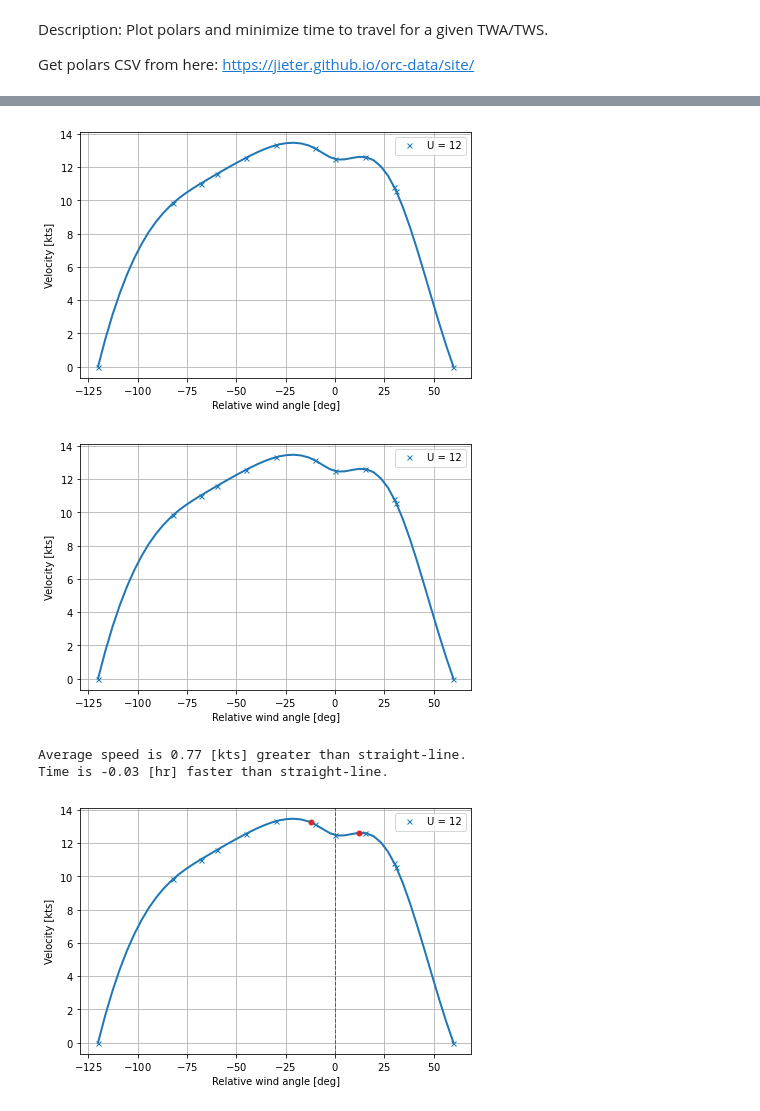
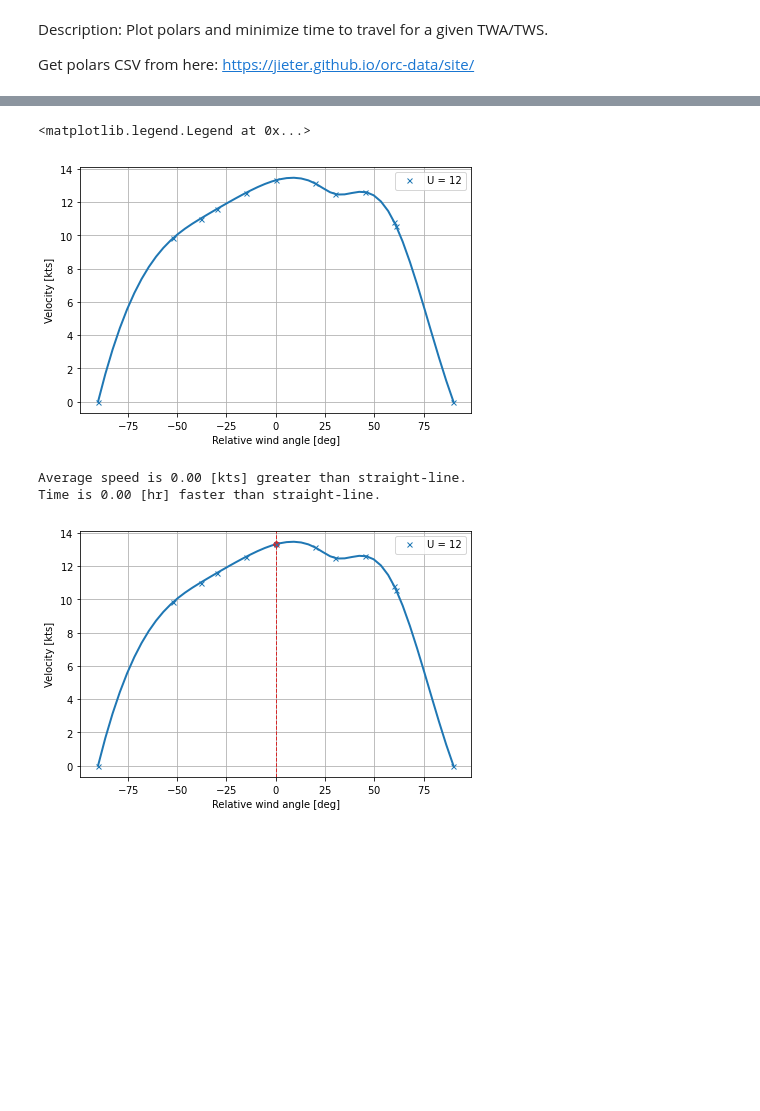
Before and after one commit to broesler/boat_polars, a Jupyter notebook: polars.ipynb, the cells around one changed output, grey strips where cells are left out. Drawn from its saved outputs; the diff is of its cells as text; code cells hidden in the pictures; blank space fills up the shorter version.

Commit message:
Reorganize constants.

```diff
--- a/polars.ipynb
+++ b/polars.ipynb
@@ -15,6 +15,11 @@ from scipy.optimize import minimize
 %matplotlib inline
 
 π = np.pi
+
+# Choose constants
+L = 10          # [nm] distance to end point
+α = 90 * π/180  # [rad] true wind angle
+TWS = '12'      # [kts] true wind speed
 # %%
 datafile = Path('./prospector.csv')
 df = pd.read_csv(datafile, delimiter=';')
@@ -48,37 +53,30 @@ TWA_rad
 2.617994   6.24   8.10   9.62  10.81  11.73  13.11  16.52    150.0
 2.635447    NaN    NaN    NaN  10.56    NaN    NaN    NaN    151.0
 # %%
-# Choose true wind speed [kts]
-TWS = '12'
 assert TWS in df.columns
-
-L = 10           # [nm] distance to end point
-α = 120 * π/180  # [rad] true wind angle
 
 # Fit a spline to the data
 tf = df[TWS].dropna()
 tf.at[0] = 0
 tf.at[π] = 0
 
 θ = np.linspace(tf.index.min(), tf.index.max())
 V = interp1d(tf.index, tf, kind='cubic')
 
 # Plot the data and spline fit
 fig = plt.figure(1, clear=True, constrained_layout=True)
 ax = fig.add_subplot()
 
 ax.plot((θ - α) * 180/π, V(θ), 'C0-', zorder=1)  # line behind data
 ax.plot((tf.index - α) * 180/π, tf.values, 'C0x', label=rf"U = {TWS}")
 
 ax.set(xlabel='Relative wind angle [deg]',
        ylabel='Velocity [kts]')
 ax.grid(True)
 ax.legend()
-
-fig
 # %% [output]
+<matplotlib.legend.Legend at 0x...>
-[figure, old version]
+[figure, new version]
-[figure, removed]
 # %%
 class TrianglePath():
     """The triangle path object."""
@@ -164,8 +162,8 @@ tp = TrianglePath(*res.x, α=α, L=L, V=V)
 print(f"Average speed is {tp.average_velocity - V(α):.2f} [kts] greater than straight-line.")
 print(f"Time is {tp.total_time - L/V(α):.2f} [hr] faster than straight-line.")
 # %% [output]
-Average speed is 0.77 [kts] greater than straight-line.
-Time is -0.03 [hr] faster than straight-line.
+Average speed is 0.00 [kts] greater than straight-line.
+Time is 0.00 [hr] faster than straight-line.
 # %%
 
 # Plot the two leg velocities
@@ -175,4 +173,4 @@ ax.scatter(-tp.θ_1 * 180/π, V(α - tp.θ_1), c='C3', marker='o')
 
 fig
 # %% [output]
-[figure, old version]
+[figure, new version]
```
